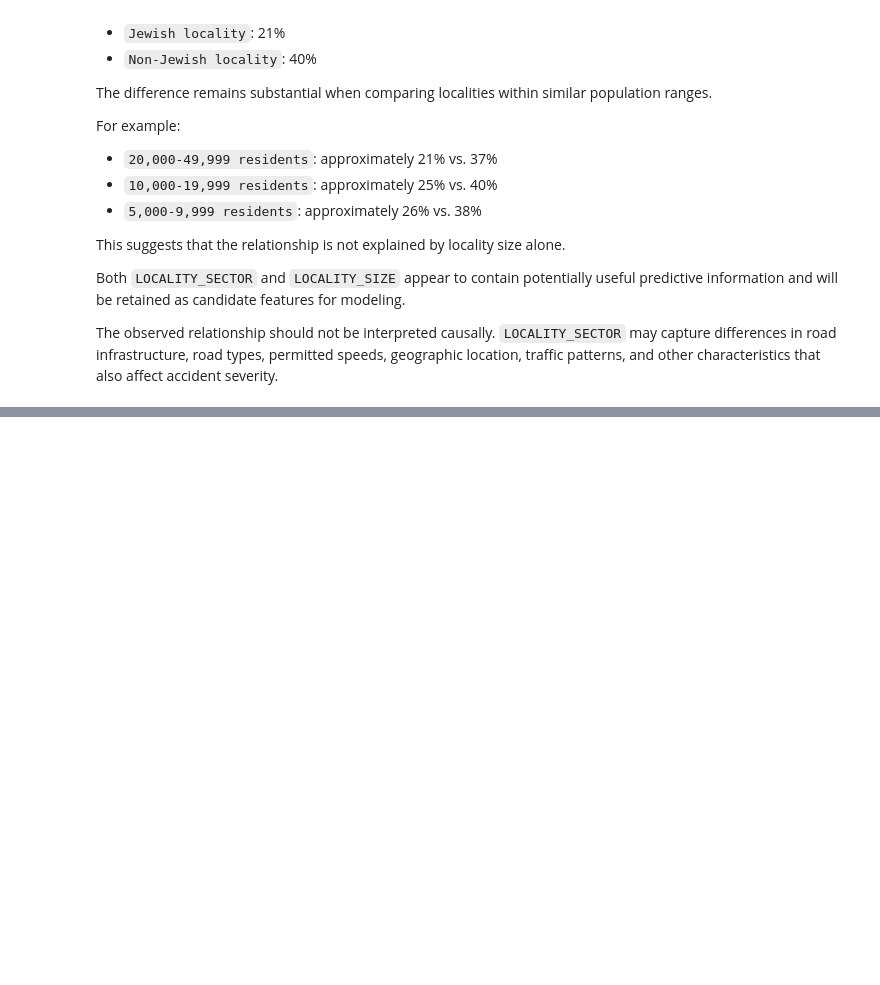
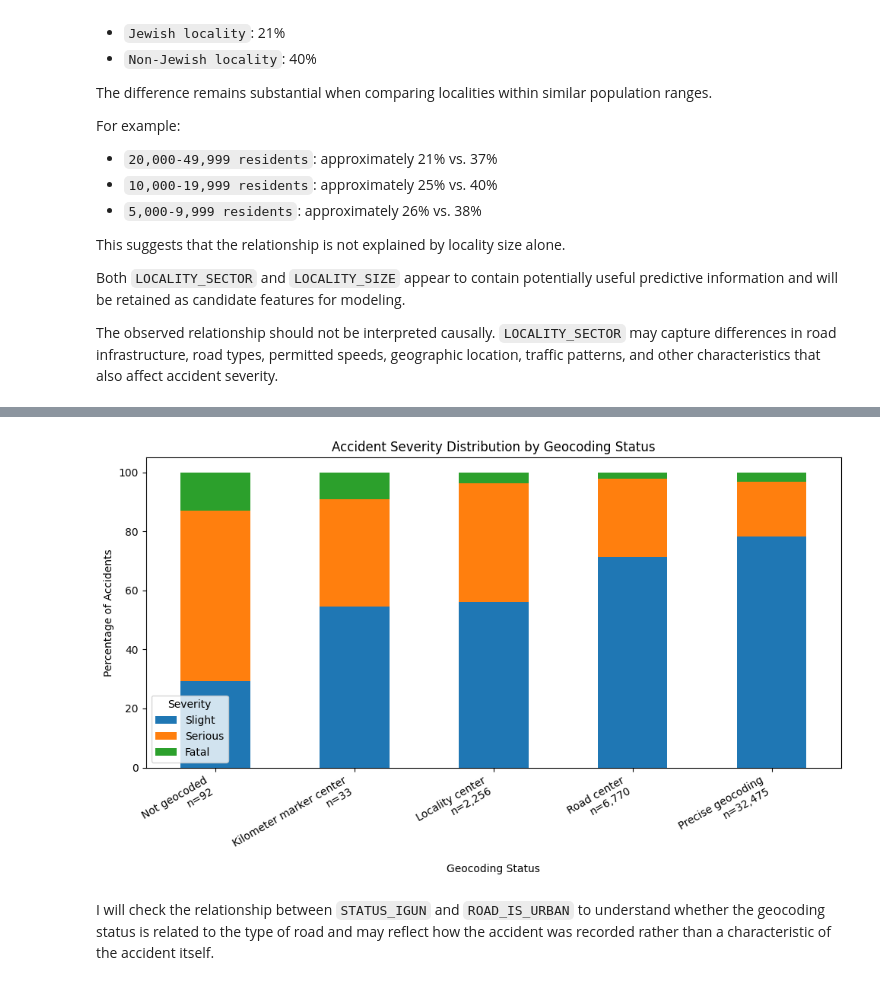
Before and after one commit to DavidCo1/israel-road-accident-severity-ml, a Jupyter notebook: notebooks/01_eda.ipynb, the cells around one changed output, grey strips where cells are left out. Drawn from its saved outputs; the diff is of its cells as text; code cells hidden in the pictures; blank space fills up the shorter version.

```diff
--- a/notebooks/01_eda.ipynb
+++ b/notebooks/01_eda.ipynb
@@ -3378,0 +3394,10 @@ The observed relationship should not be interpreted causally. `LOCALITY_SECTOR`
+# %%
+plot_severity_by_feature(
+    train_df,
+    "STATUS_IGUN",
+    "Geocoding Status"
+)
+# %% [output]
+[figure, added]
+# %% [markdown]
+I will check the relationship between `STATUS_IGUN` and `ROAD_IS_URBAN` to understand whether the geocoding status is related to the type of road and may reflect how the accident was recorded rather than a characteristic of the accident itself.
```
Also changed, not shown: parts of 139 cells of this notebook.
